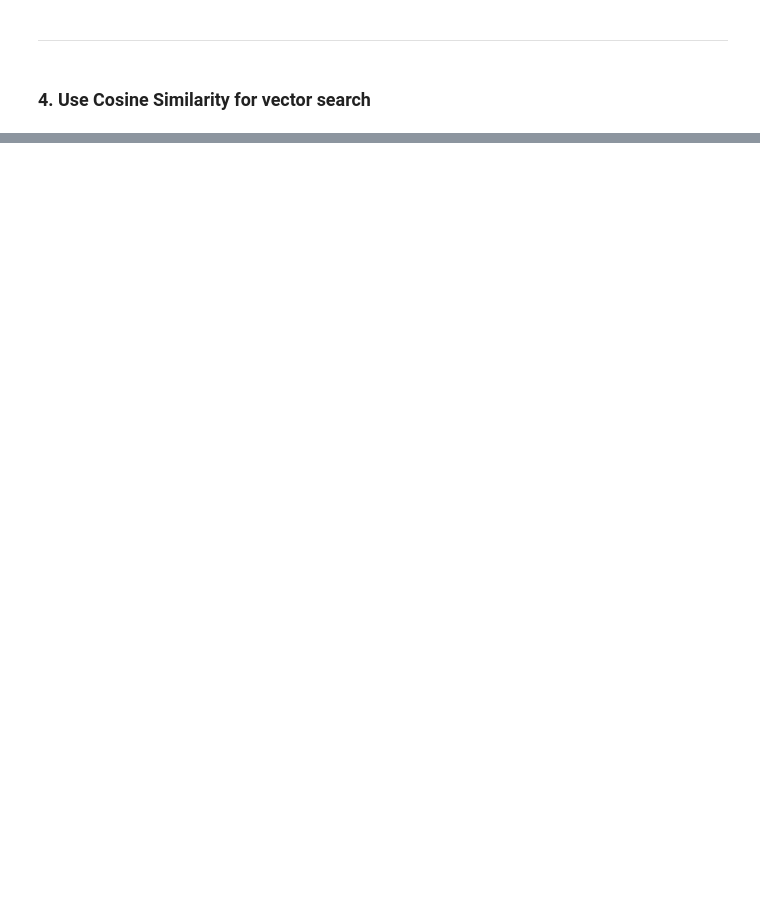
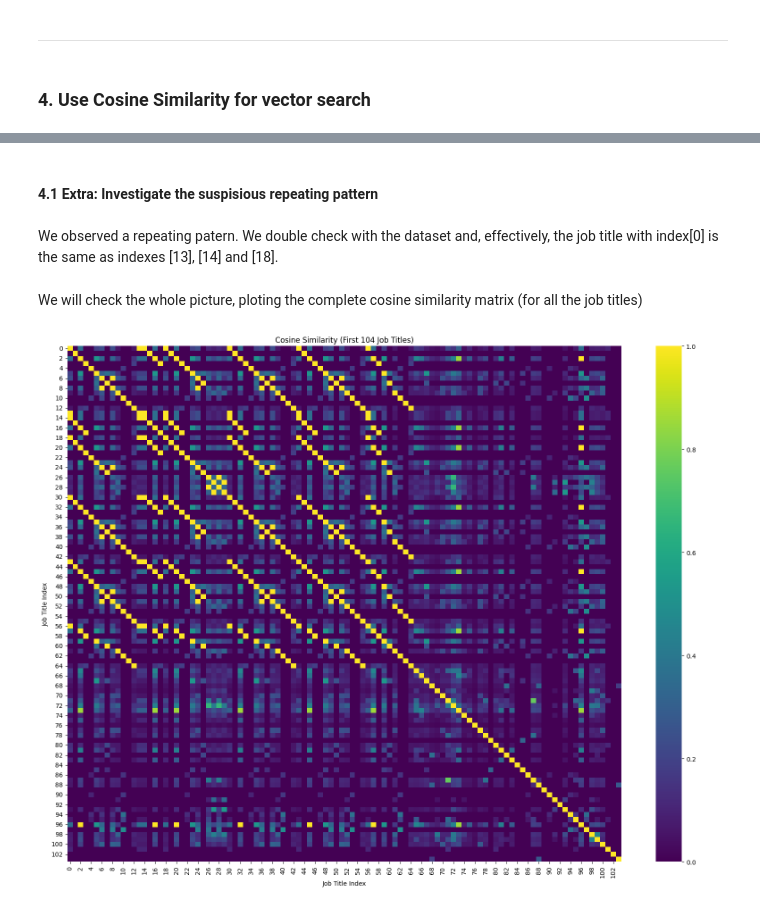
Before and after one commit to FederCO23/Potential_Talents_-_Yc1Y0PqXJsbGtBoy, a Jupyter notebook: Potential_Talents_part1.ipynb, the cells around one changed output, grey strips where cells are left out. Drawn from its saved outputs; the diff is of its cells as text; code cells hidden in the pictures; blank space fills up the shorter version.

```diff
--- a/Potential_Talents_part1.ipynb
+++ b/Potential_Talents_part1.ipynb
@@ -453,0 +457,20 @@ plt.show()
+# %% [markdown]
+#### 4.1 **Extra:** Investigate the suspisious repeating pattern
+# %% [markdown]
+We observed a repeating patern. We double check with the dataset and, effectively, the job title with index[0] is the same as indexes [13], [14] and [18].
+# %% [markdown]
+We will check the whole picture, ploting the complete cosine similarity matrix (for all the job titles)
+# %%
+# Compute cosine similarity matrix for the first 10 job titles
+cosine_sim_matrix = cosine_similarity(X_tfidf)
+
+# Plot heatmap
+subset = 104
+plt.figure(figsize=(20, 15))
+sns.heatmap(cosine_sim_matrix[:subset, :subset], cmap="viridis")
+plt.title(f"Cosine Similarity (First {subset} Job Titles)")
+plt.xlabel("Job Title Index")
+plt.ylabel("Job Title Index")
+plt.show()
+# %% [output]
+[figure, added]
```
Also changed, not shown: parts of 30 cells of this notebook.
